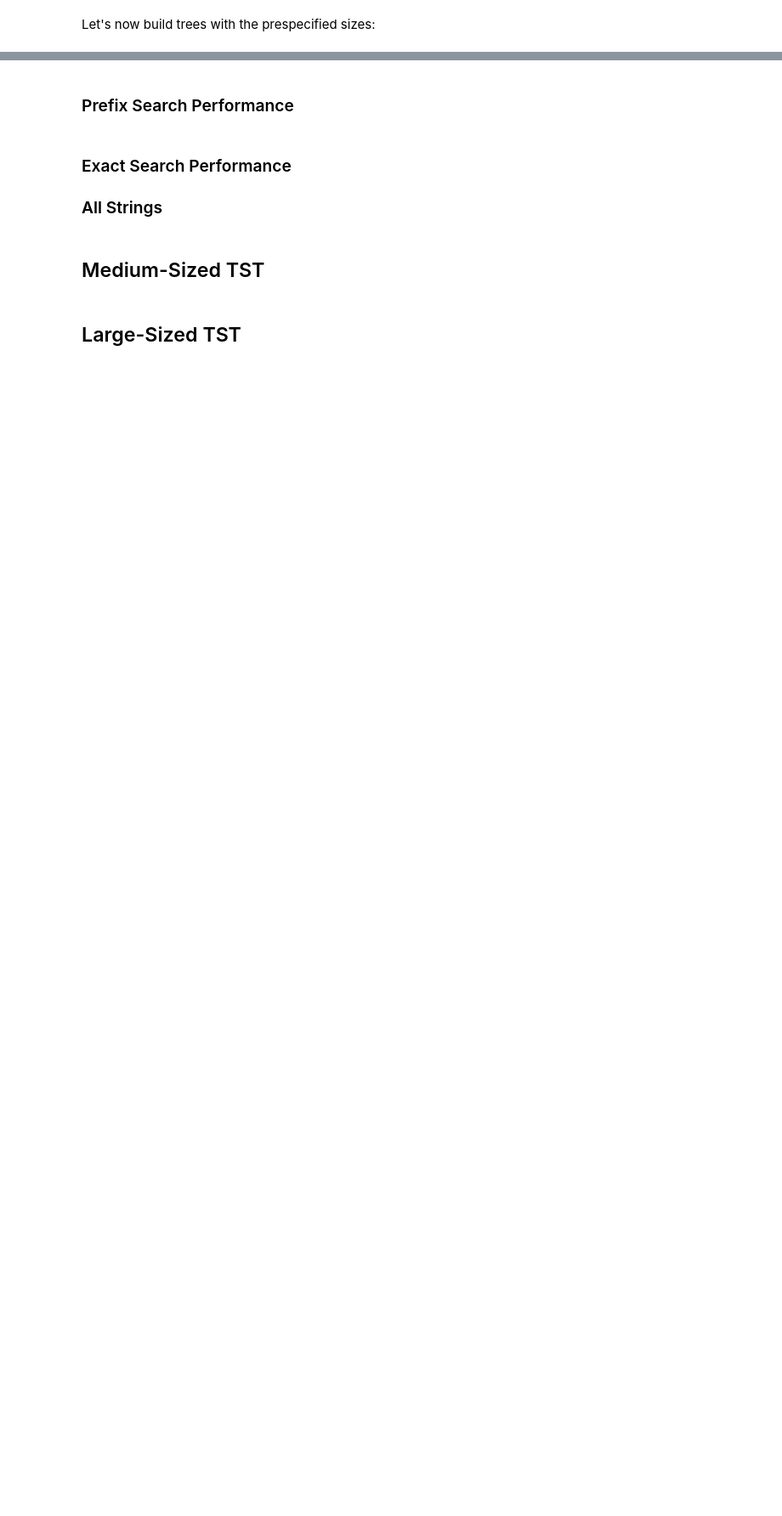
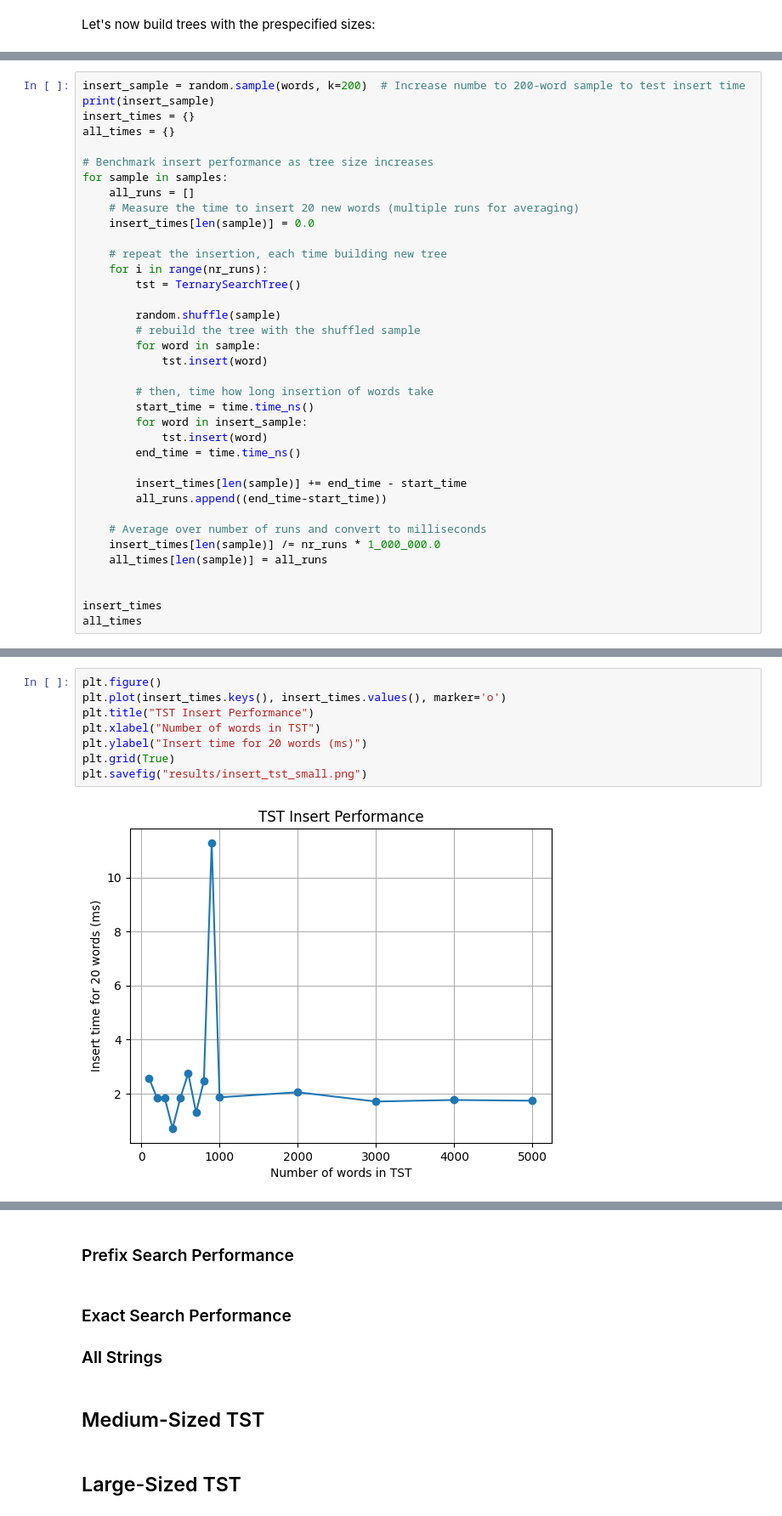
Before and after one commit to ermiatha/project_concepts_data_science, a Jupyter notebook: demonstration_tst.ipynb, the cells around one changed output, grey strips where cells are left out. Shown at 85% size. Drawn from its saved outputs; the diff is of its cells as text; blank space fills up the shorter version.

```diff
--- a/demonstration_tst.ipynb
+++ b/demonstration_tst.ipynb
@@ -62,0 +83,37 @@ print(all_times)
+# %%
+insert_sample = random.sample(words, k=200)  # Increase numbe to 200-word sample to test insert time
+print(insert_sample)
+insert_times = {}
+all_times = {}
+
+# Benchmark insert performance as tree size increases
+for sample in samples:
+    all_runs = []
+    # Measure the time to insert 20 new words (multiple runs for averaging)
+    insert_times[len(sample)] = 0.0
+
+    # repeat the insertion, each time building new tree
+    for i in range(nr_runs):
+        tst = TernarySearchTree()
+
+        random.shuffle(sample)
+        # rebuild the tree with the shuffled sample
+        for word in sample:
+            tst.insert(word)
+
+        # then, time how long insertion of words take
+        start_time = time.time_ns()
+        for word in insert_sample:
+            tst.insert(word)
+        end_time = time.time_ns()
+
+        insert_times[len(sample)] += end_time - start_time
+        all_runs.append((end_time-start_time))
+
+    # Average over number of runs and convert to milliseconds
+    insert_times[len(sample)] /= nr_runs * 1_000_000.0
+    all_times[len(sample)] = all_runs
+
+
+insert_times
+all_times
@@ -62,0 +141,10 @@ print(all_times)
+# %%
+plt.figure()
+plt.plot(insert_times.keys(), insert_times.values(), marker='o')
+plt.title("TST Insert Performance")
+plt.xlabel("Number of words in TST")
+plt.ylabel("Insert time for 20 words (ms)")
+plt.grid(True)
+plt.savefig("results/insert_tst_small.png")
+# %% [output]
+[figure, added]
```
Also changed, not shown: parts of 8 cells of this notebook, 2 other files.
